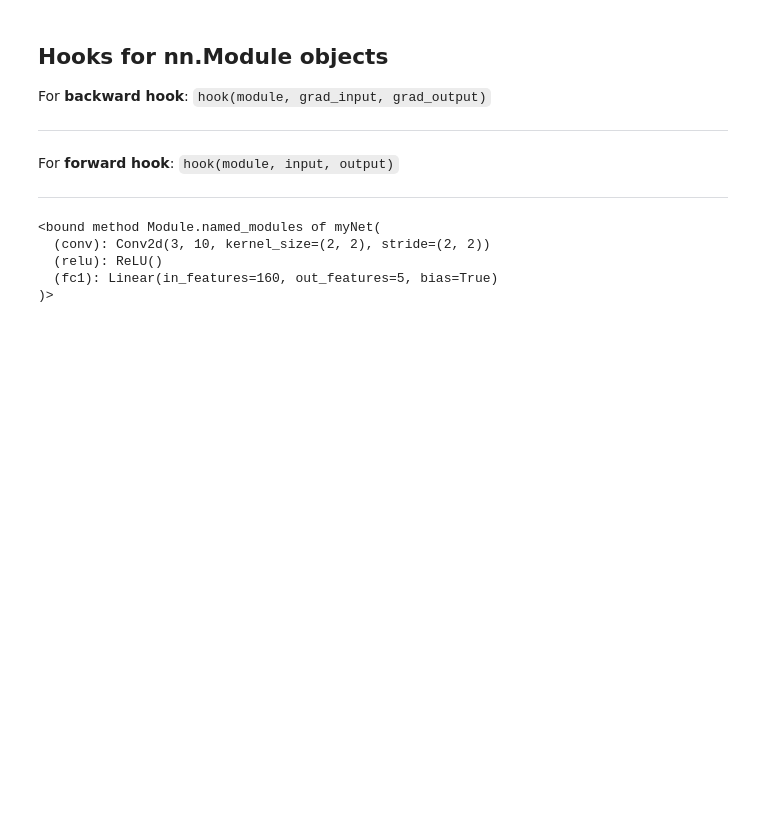
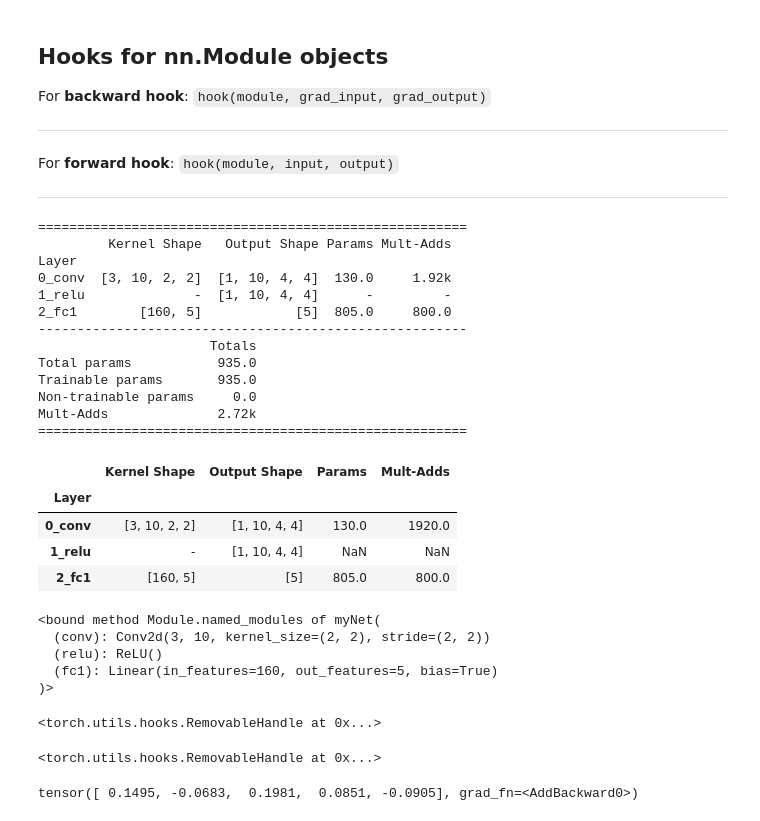
Before and after one commit to Sylar257/My-data-science-tool-kit, a Jupyter notebook: 145_PyTorch_Tricks.ipynb, the cells around one changed output. Drawn from its saved outputs; the diff is of its cells as text; code cells hidden in the pictures; blank space fills up the shorter version.

```diff
--- a/145_PyTorch_Tricks.ipynb
+++ b/145_PyTorch_Tricks.ipynb
@@ -206,3 +206,25 @@ class myNet(nn.Module):
     def forward(self, x):
         x = self.relu(self.conv(x))
         return self.fc1(self.flatten(x))
+# %%
+Net = myNet()
+summary(Net,torch.zeros(1,3,8,8))
+# %% [output]
+=======================================================
+         Kernel Shape   Output Shape Params Mult-Adds
+Layer
+0_conv  [3, 10, 2, 2]  [1, 10, 4, 4]  130.0     1.92k
+1_relu              -  [1, 10, 4, 4]      -         -
+2_fc1        [160, 5]            [5]  805.0     800.0
+-------------------------------------------------------
+                      Totals
+Total params           935.0
+Trainable params       935.0
+Non-trainable params     0.0
+Mult-Adds              2.72k
+=======================================================
+|  | Kernel Shape | Output Shape | Params | Mult-Adds |
+| Layer |  |  |  |  |
+| 0_conv | [3, 10, 2, 2] | [1, 10, 4, 4] | 130.0 | 1920.0 |
+| 1_relu | - | [1, 10, 4, 4] | NaN | NaN |
+| 2_fc1 | [160, 5] | [5] | 805.0 | 800.0 |
@@ -215,3 +254,17 @@ Net.named_modules
   (relu): ReLU()
   (fc1): Linear(in_features=160, out_features=5, bias=True)
 )>
+# %%
+Net.conv.register_backward_hook(hook_fn)
+# %% [output]
+<torch.utils.hooks.RemovableHandle at 0x...>
+# %%
+Net.fc1.register_backward_hook(hook_fn)
+# %% [output]
+<torch.utils.hooks.RemovableHandle at 0x...>
+# %%
+inp = torch.rand(1,3,8,8)
+out = Net(inp)
+out
+# %% [output]
+tensor([ 0.1495, -0.0683,  0.1981,  0.0851, -0.0905], grad_fn=<AddBackward0>)
```
Also changed, not shown: parts of 26 cells of this notebook.
